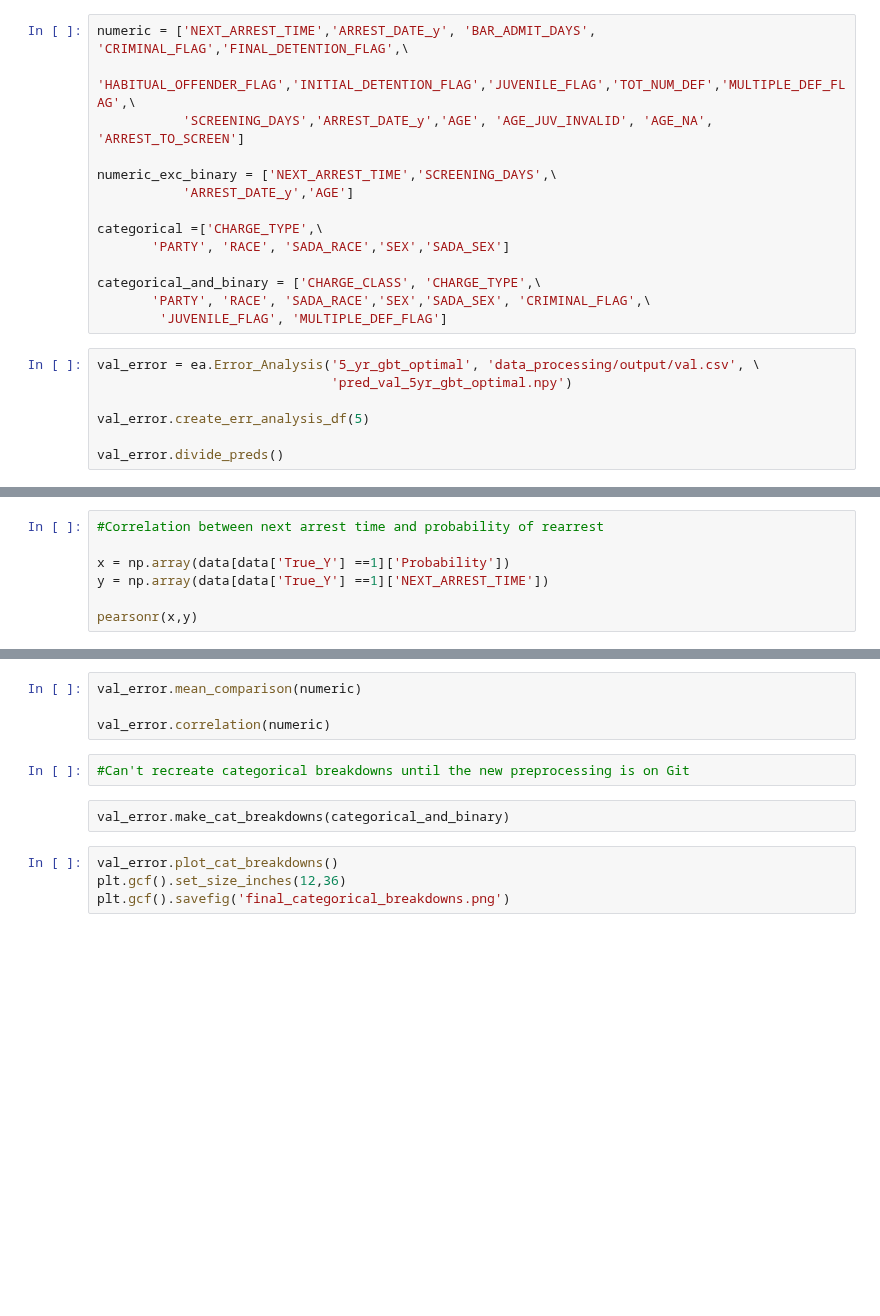
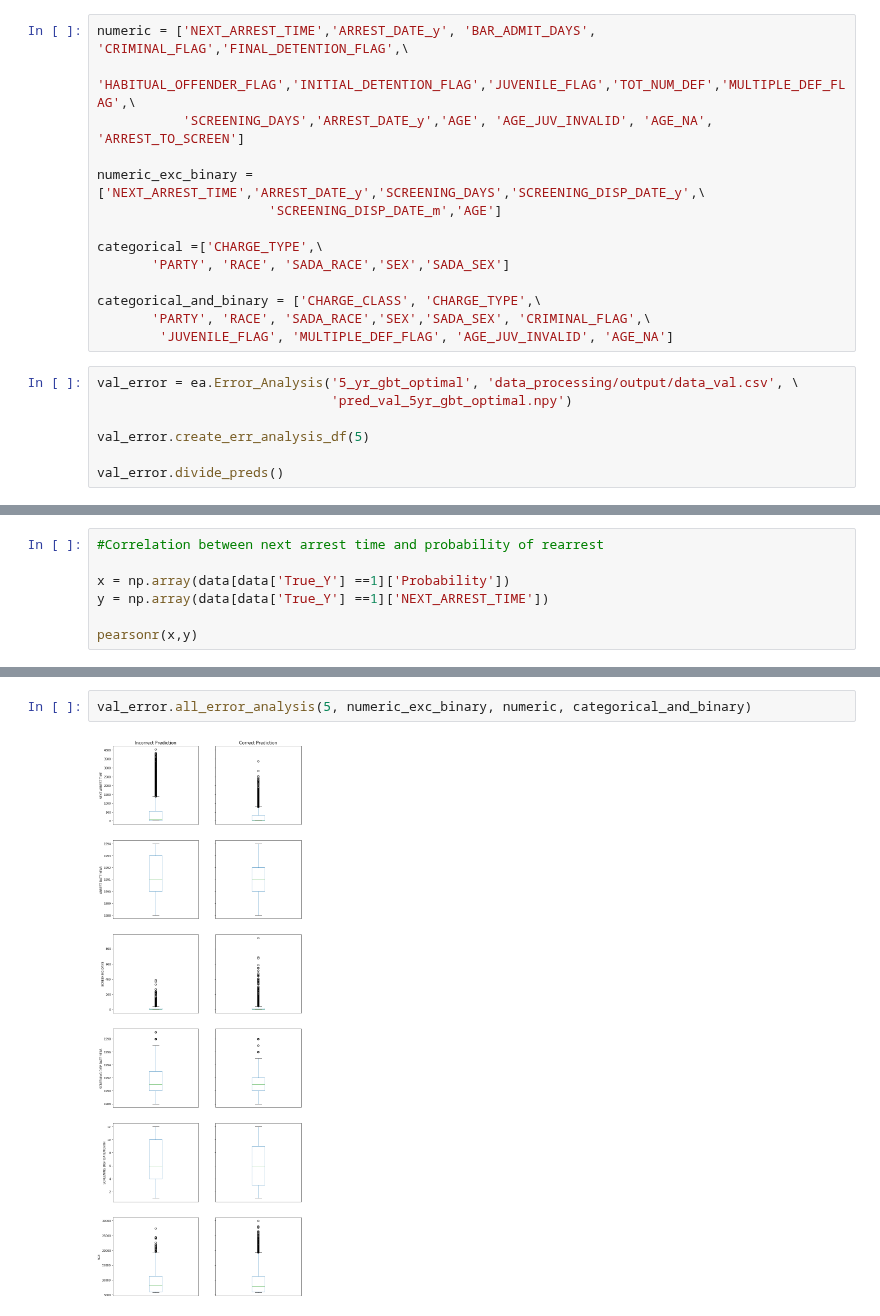
Before and after one commit to da1933/NODA, a Jupyter notebook: Modeling.ipynb, the cells around one changed output, grey strips where cells are left out. Cells and saved outputs as stored; diff of their text form; blank space fills up the shorter version.

```diff
--- a/Modeling.ipynb
+++ b/Modeling.ipynb
@@ -347,17 +313,17 @@ numeric = ['NEXT_ARREST_TIME','ARREST_DATE_y', 'BAR_ADMIT_DAYS', 'CRIMINAL_FLAG'
            'HABITUAL_OFFENDER_FLAG','INITIAL_DETENTION_FLAG','JUVENILE_FLAG','TOT_NUM_DEF','MULTIPLE_DEF_FLAG',\
            'SCREENING_DAYS','ARREST_DATE_y','AGE', 'AGE_JUV_INVALID', 'AGE_NA', 'ARREST_TO_SCREEN']
 
-numeric_exc_binary = ['NEXT_ARREST_TIME','SCREENING_DAYS',\
-           'ARREST_DATE_y','AGE']
+numeric_exc_binary = ['NEXT_ARREST_TIME','ARREST_DATE_y','SCREENING_DAYS','SCREENING_DISP_DATE_y',\
+                      'SCREENING_DISP_DATE_m','AGE']
 
 categorical =['CHARGE_TYPE',\
        'PARTY', 'RACE', 'SADA_RACE','SEX','SADA_SEX']
 
 categorical_and_binary = ['CHARGE_CLASS', 'CHARGE_TYPE',\
        'PARTY', 'RACE', 'SADA_RACE','SEX','SADA_SEX', 'CRIMINAL_FLAG',\
-        'JUVENILE_FLAG', 'MULTIPLE_DEF_FLAG']
+        'JUVENILE_FLAG', 'MULTIPLE_DEF_FLAG', 'AGE_JUV_INVALID', 'AGE_NA']
 # %%
-val_error = ea.Error_Analysis('5_yr_gbt_optimal', 'data_processing/output/val.csv', \
+val_error = ea.Error_Analysis('5_yr_gbt_optimal', 'data_processing/output/data_val.csv', \
                               'pred_val_5yr_gbt_optimal.npy')
 
 val_error.create_err_analysis_df(5)
@@ -539,12 +444,4 @@ val_error.plot_boxplots(numeric_exc_binary)
-# %%
-val_error.mean_comparison(numeric)
-
-val_error.correlation(numeric)
-# %%
-#Can't recreate categorical breakdowns until the new preprocessing is on Git
-# %% [raw]
-val_error.make_cat_breakdowns(categorical_and_binary)
-# %%
-val_error.plot_cat_breakdowns()
-plt.gcf().set_size_inches(12,36)
-plt.gcf().savefig('final_categorical_breakdowns.png')
+# %%
+val_error.all_error_analysis(5, numeric_exc_binary, numeric, categorical_and_binary)
+# %% [output]
+[figure, added]
```
Also changed, not shown: parts of 37 cells of this notebook.
